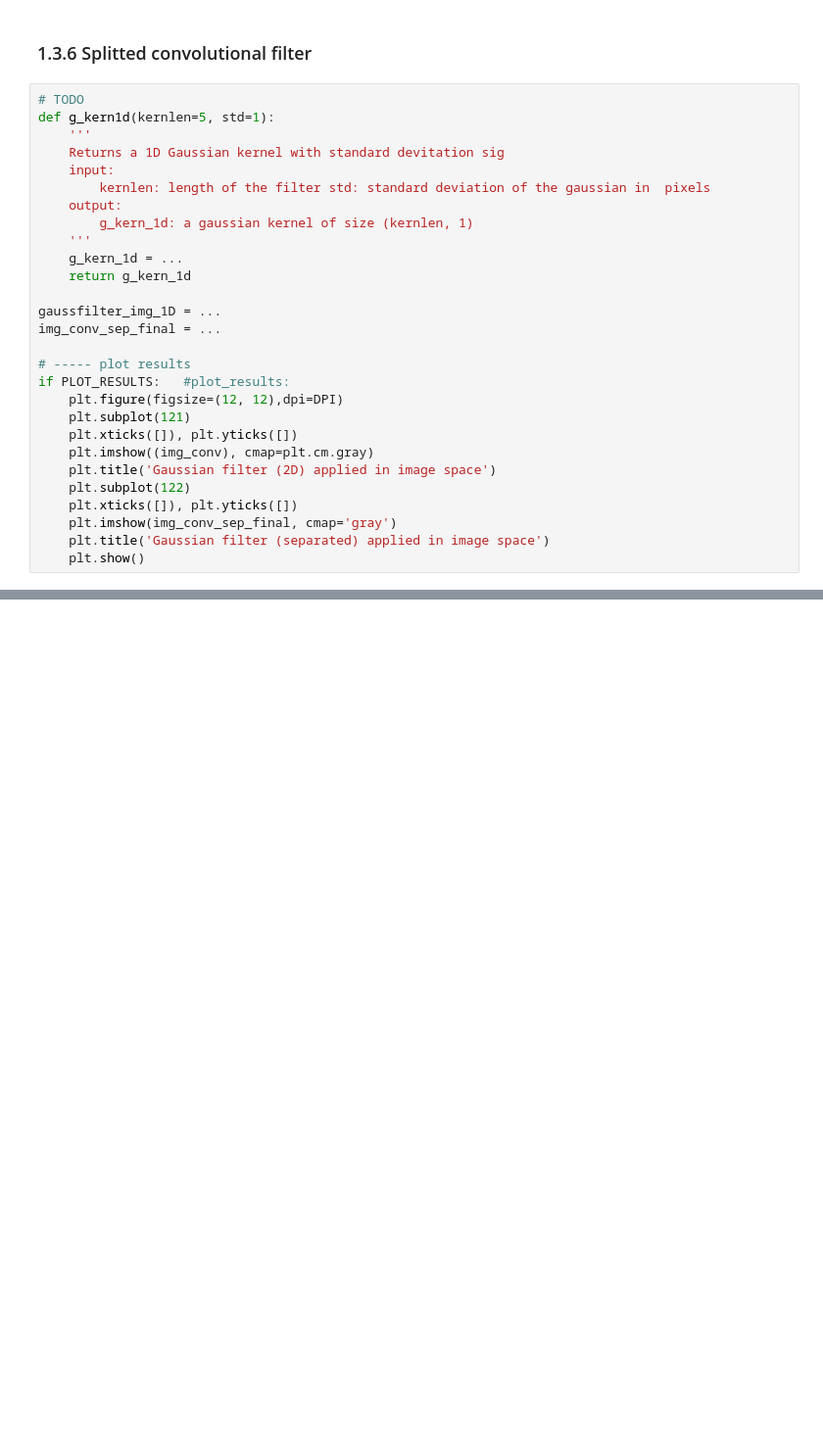
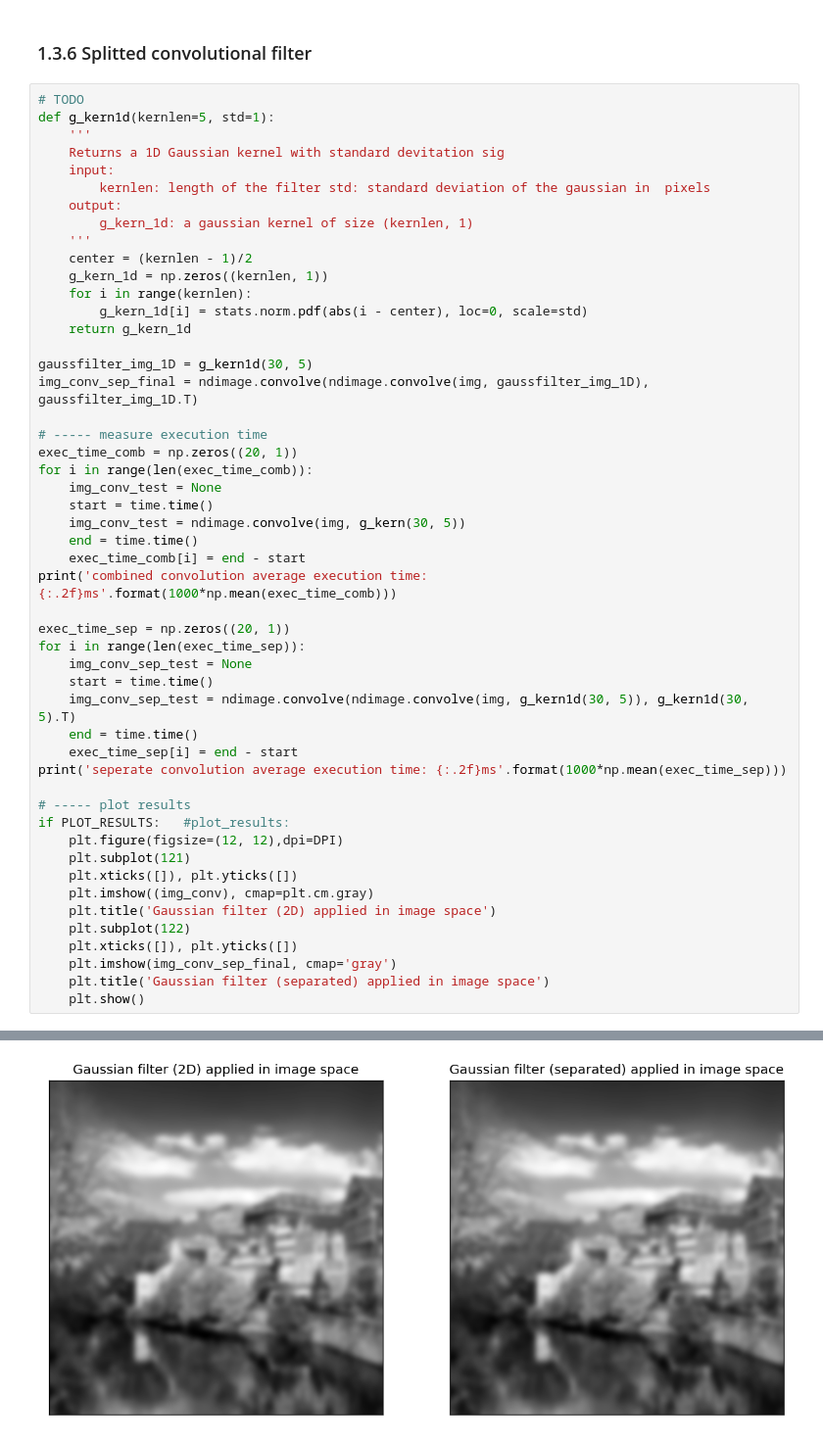
Before and after one commit to prs-eth/Bildverarbeitung, a Jupyter notebook: fourier.ipynb, the cells around one changed output, grey strips where cells are left out. Shown at 98% size. Saved outputs shown, nothing was run; the diff lists cells and outputs as text; blank space fills up the shorter version.

```diff
--- a/fourier.ipynb
+++ b/fourier.ipynb
@@ -151,11 +168,33 @@ def g_kern1d(kernlen=5, std=1):
     output:
         g_kern_1d: a gaussian kernel of size (kernlen, 1)
     '''
-    g_kern_1d = ...
+    center = (kernlen - 1)/2
+    g_kern_1d = np.zeros((kernlen, 1))
+    for i in range(kernlen):
+        g_kern_1d[i] = stats.norm.pdf(abs(i - center), loc=0, scale=std)
     return g_kern_1d
 
-gaussfilter_img_1D = ...
-img_conv_sep_final = ...
+gaussfilter_img_1D = g_kern1d(30, 5)
+img_conv_sep_final = ndimage.convolve(ndimage.convolve(img, gaussfilter_img_1D), gaussfilter_img_1D.T)
+
+# ----- measure execution time
+exec_time_comb = np.zeros((20, 1))
+for i in range(len(exec_time_comb)):
+    img_conv_test = None
+    start = time.time()
+    img_conv_test = ndimage.convolve(img, g_kern(30, 5))
+    end = time.time()
+    exec_time_comb[i] = end - start
+print('combined convolution average execution time: {:.2f}ms'.format(1000*np.mean(exec_time_comb)))
+
+exec_time_sep = np.zeros((20, 1))
+for i in range(len(exec_time_sep)):
+    img_conv_sep_test = None
+    start = time.time()
+    img_conv_sep_test = ndimage.convolve(ndimage.convolve(img, g_kern1d(30, 5)), g_kern1d(30, 5).T)
+    end = time.time()
+    exec_time_sep[i] = end - start
+print('seperate convolution average execution time: {:.2f}ms'.format(1000*np.mean(exec_time_sep)))
 
 # ----- plot results
 if PLOT_RESULTS:   #plot_results:
@@ -169,3 +208,4 @@ if PLOT_RESULTS:   #plot_results:
     plt.imshow(img_conv_sep_final, cmap='gray')
     plt.title('Gaussian filter (separated) applied in image space')
     plt.show()
+# %% [output]
@@ -171,0 +214 @@ if PLOT_RESULTS:   #plot_results:
+[figure, added]
```
Also changed, not shown: parts of 10 cells of this notebook.
